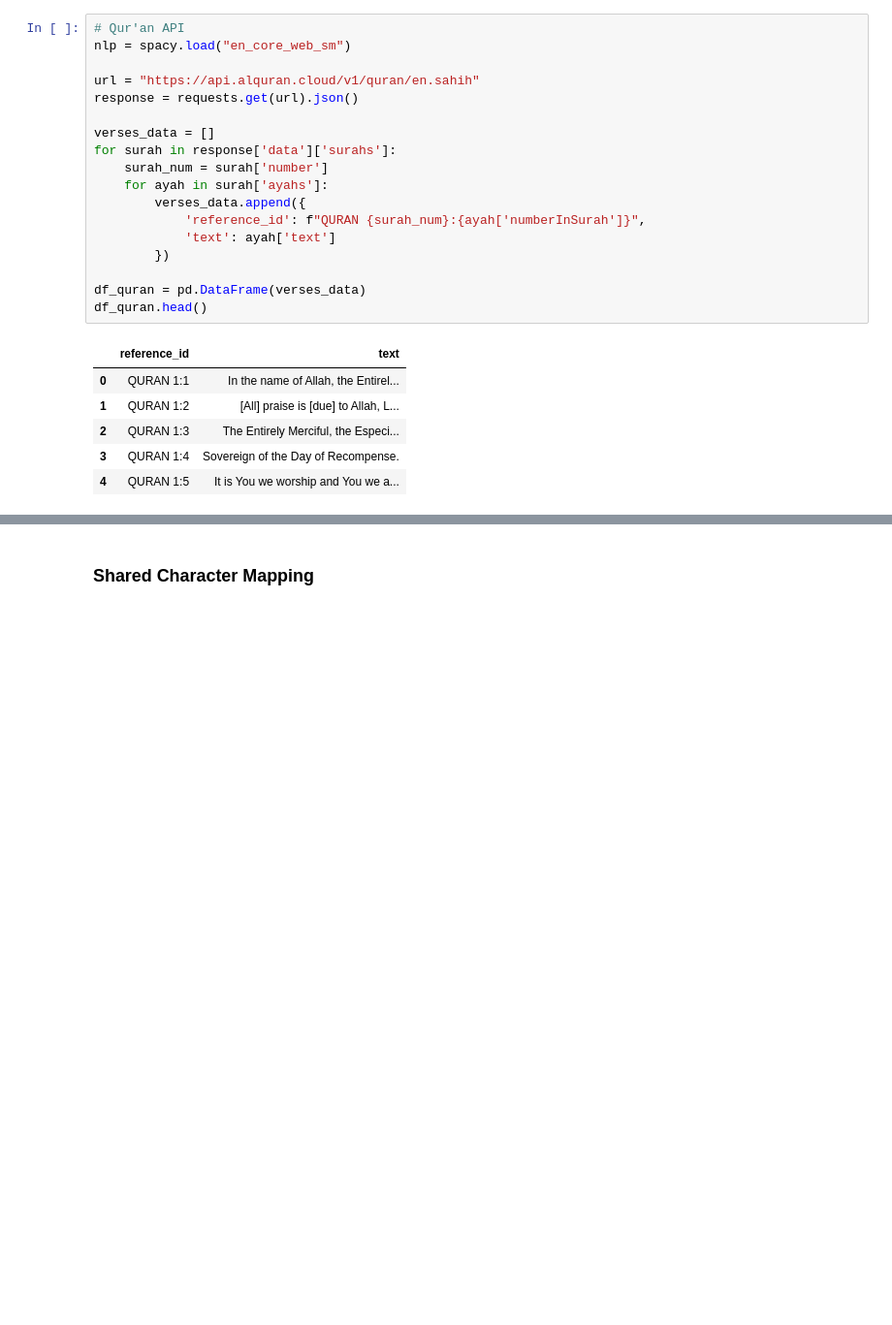
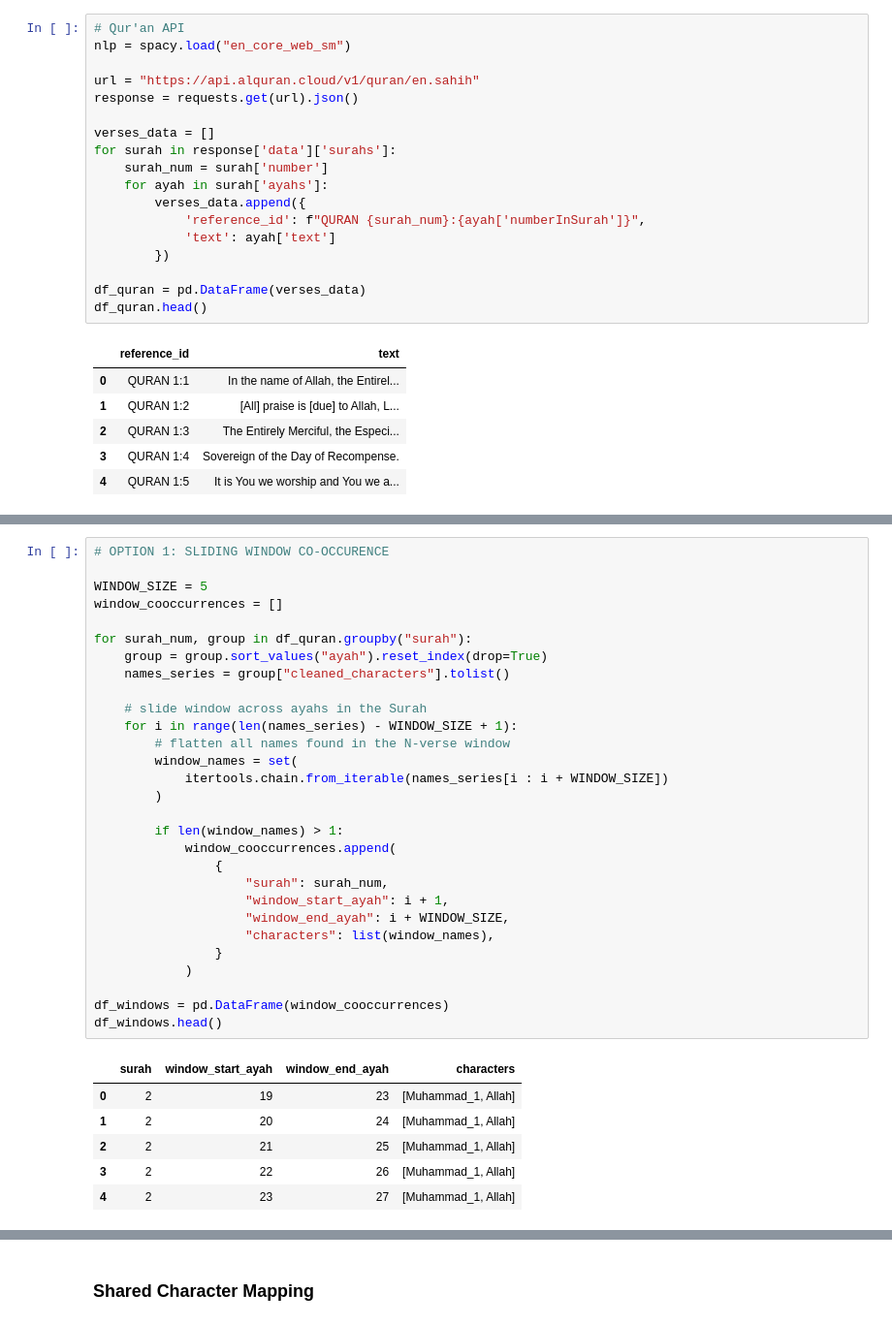
Before and after one commit to erinabruzzy/DSAN6400, a Jupyter notebook: social_network_analysis.ipynb, the cells around one changed output, grey strips where cells are left out. Shown at 97% size. Saved outputs shown, nothing was run; the diff lists cells and outputs as text; blank space fills up the shorter version.

```diff
--- a/social_network_analysis.ipynb
+++ b/social_network_analysis.ipynb
@@ -225,0 +263,36 @@ verses with co-occurring characters: 56
+# %%
+# OPTION 1: SLIDING WINDOW CO-OCCURENCE
+
+WINDOW_SIZE = 5
+window_cooccurrences = []
+
+for surah_num, group in df_quran.groupby("surah"):
+    group = group.sort_values("ayah").reset_index(drop=True)
+    names_series = group["cleaned_characters"].tolist()
+
+    # slide window across ayahs in the Surah
+    for i in range(len(names_series) - WINDOW_SIZE + 1):
+        # flatten all names found in the N-verse window
+        window_names = set(
+            itertools.chain.from_iterable(names_series[i : i + WINDOW_SIZE])
+        )
+
+        if len(window_names) > 1:
+            window_cooccurrences.append(
+                {
+                    "surah": surah_num,
+                    "window_start_ayah": i + 1,
+                    "window_end_ayah": i + WINDOW_SIZE,
+                    "characters": list(window_names),
+                }
+            )
+
+df_windows = pd.DataFrame(window_cooccurrences)
+df_windows.head()
+# %% [output]
+|  | surah | window_start_ayah | window_end_ayah | characters |
+| 0 | 2 | 19 | 23 | [Muhammad_1, Allah] |
+| 1 | 2 | 20 | 24 | [Muhammad_1, Allah] |
+| 2 | 2 | 21 | 25 | [Muhammad_1, Allah] |
+| 3 | 2 | 22 | 26 | [Muhammad_1, Allah] |
+| 4 | 2 | 23 | 27 | [Muhammad_1, Allah] |
```
Also changed, not shown: parts of 17 cells of this notebook, 2 other files.
